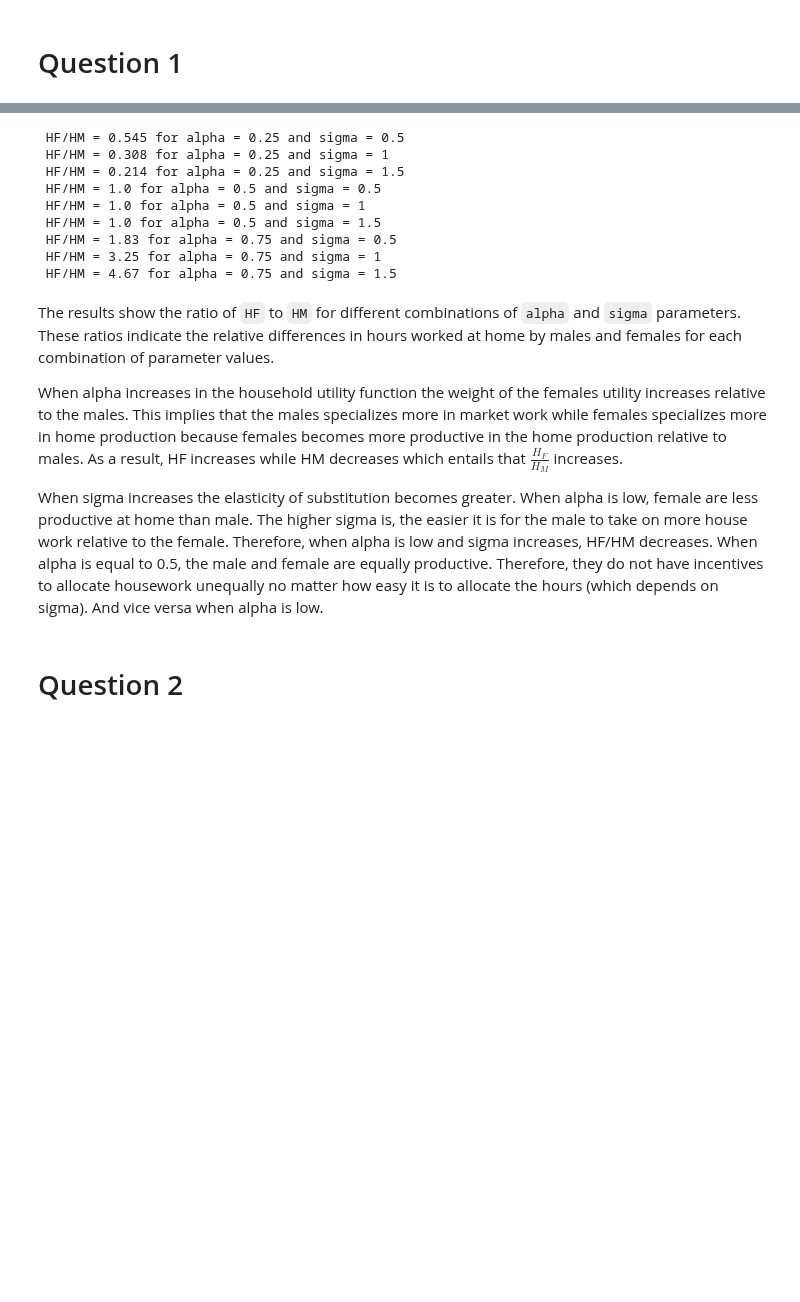
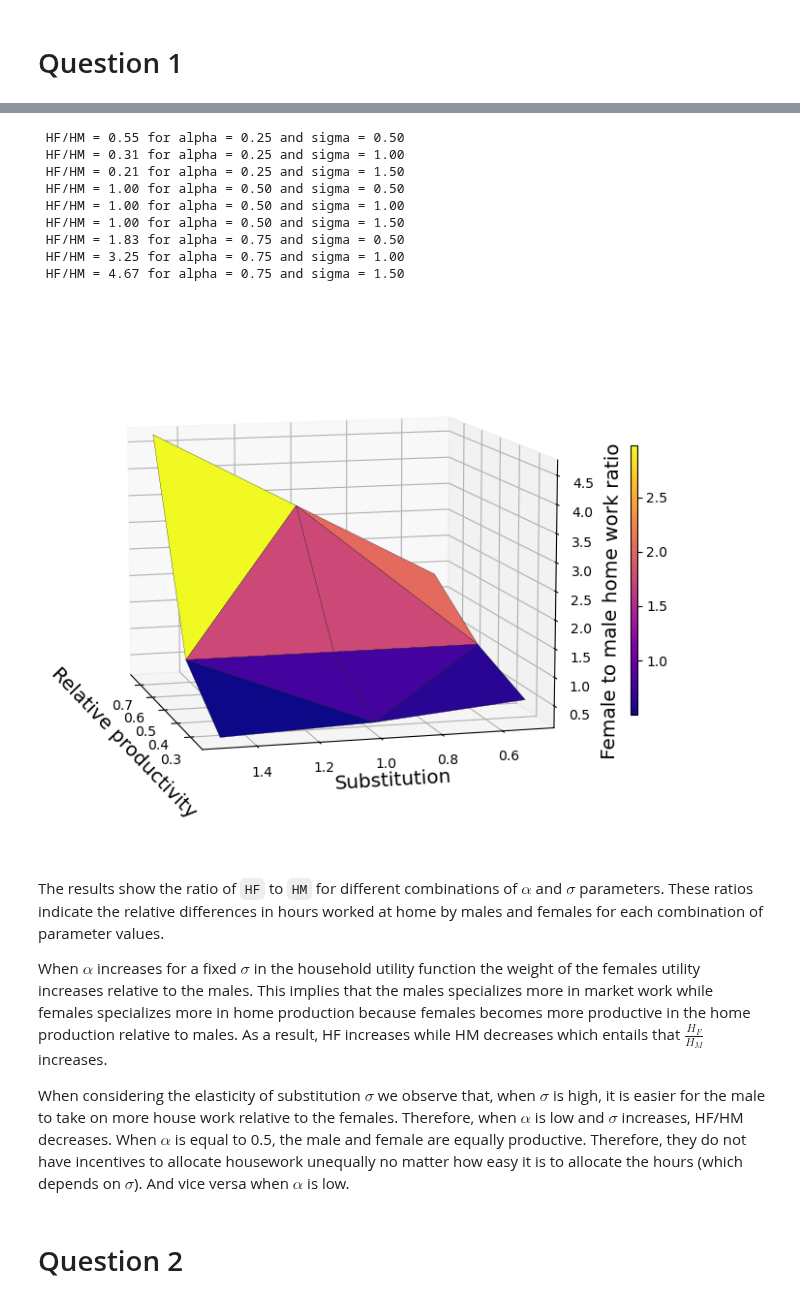
Before and after one commit to NumEconCopenhagen/projects-2023-iim, a Jupyter notebook: inauguralproject/inauguralproject.ipynb, the cells around one changed output, grey strips where cells are left out. Drawn from its saved outputs; the diff is of its cells as text; code cells hidden in the pictures; blank space fills up the shorter version.

```diff
--- a/inauguralproject/inauguralproject.ipynb
+++ b/inauguralproject/inauguralproject.ipynb
@@ -52,23 +57,60 @@ for i in range(9):
     parameters = par_list[i]
 
     # Prints the ratio of FH and HM and the corresponding alpha and sigma values
-    with np.errstate(all="ignore"): print(f' HF/HM = {parameters[2]:.3} for alpha = {parameters[4]} and sigma = {parameters[5]}')
+    with np.errstate(all="ignore"): print(f' HF/HM = {parameters[2]:.2f} for alpha = {parameters[4]:.2f} and sigma = {parameters[5]:.2f}')
 # %% [output]
- HF/HM = 0.545 for alpha = 0.25 and sigma = 0.5
- HF/HM = 0.308 for alpha = 0.25 and sigma = 1
- HF/HM = 0.214 for alpha = 0.25 and sigma = 1.5
- HF/HM = 1.0 for alpha = 0.5 and sigma = 0.5
- HF/HM = 1.0 for alpha = 0.5 and sigma = 1
- HF/HM = 1.0 for alpha = 0.5 and sigma = 1.5
- HF/HM = 1.83 for alpha = 0.75 and sigma = 0.5
- HF/HM = 3.25 for alpha = 0.75 and sigma = 1
- HF/HM = 4.67 for alpha = 0.75 and sigma = 1.5
+ HF/HM = 0.55 for alpha = 0.25 and sigma = 0.50
+ HF/HM = 0.31 for alpha = 0.25 and sigma = 1.00
+ HF/HM = 0.21 for alpha = 0.25 and sigma = 1.50
+ HF/HM = 1.00 for alpha = 0.50 and sigma = 0.50
+ HF/HM = 1.00 for alpha = 0.50 and sigma = 1.00
+ HF/HM = 1.00 for alpha = 0.50 and sigma = 1.50
+ HF/HM = 1.83 for alpha = 0.75 and sigma = 0.50
+ HF/HM = 3.25 for alpha = 0.75 and sigma = 1.00
+ HF/HM = 4.67 for alpha = 0.75 and sigma = 1.50
+# %%
+sigma_fig = []
+for i in range(len(par_list)):
+    sublist = par_list[i]
+    sigma_fig.append("{:.2f}".format(sublist[5]))
+
+HF_div_HM_fig = []
+for i in range(len(par_list)):
+    sublist = par_list[i]
+    HF_div_HM_fig.append("{:.2f}".format(sublist[2]))
+
+alpha_fig = []
+for i in range(len(par_list)):
+    sublist = par_list[i]
+    alpha_fig.append("{:.2f}".format(sublist[4]))
+
+
+# The results illustrated in a figure, using the three coordinate lists
+fig = plt.figure(figsize=(9, 9))
+ax = fig.add_subplot(111, projection='3d')
+
+# Surface plot
+trisurf = ax.plot_trisurf(
+    ['{:.2f}'.format(float(a)) for a in alpha_fig],
+    [float(s) for s in sigma_fig],
+    [float(h) for h in HF_div_HM_fig],
+    cmap='plasma',  # Change the colormap to 'plasma'
+    linewidth=0.2, antialiased=True, edgecolor='black'
+)
+fig.colorbar(trisurf, ax=ax, shrink=0.4, aspect=40)
+ax.set_xlabel('Relative productivity', size='x-large')
+ax.set_ylabel('Substitution', size='x-large')
+ax.set_zlabel('Female to male home work ratio', size='x-large')
+ax.view_init(elev=10, azim=165)
+plt.show(block=False)
+# %% [output]
+[figure, added]
 # %% [markdown]
-The results show the ratio of `HF` to `HM` for different combinations of `alpha` and `sigma` parameters. These ratios indicate the relative differences in hours worked at home by males and females for each combination of parameter values.
+The results show the ratio of `HF` to `HM` for different combinations of $\alpha$ and $\sigma$ parameters. These ratios indicate the relative differences in hours worked at home by males and females for each combination of parameter values.
 
-When alpha increases in the household utility function the weight of the females utility increases relative to the males. This implies that the males specializes more in market work while females specializes more in home production because females becomes more productive in the home production relative to males. As a result, HF increases while HM decreases which entails that $\frac{H_F}{H_M}$ increases.
+When $\alpha$ increases for a fixed $\sigma$ in the household utility function the weight of the females utility increases relative to the males. This implies that the males specializes more in market work while females specializes more in home production because females becomes more productive in the home production relative to males. As a result, HF increases while HM decreases which entails that $\frac{H_F}{H_M}$ increases.
 
-When sigma increases the elasticity of substitution becomes greater. When alpha is low, female are less productive at home than male. The higher sigma is, the easier it is for the male to take on more house work relative to the female. Therefore, when alpha is low and sigma increases, HF/HM decreases. When alpha is equal to 0.5, the male and female are equally productive. Therefore, they do not have incentives to allocate housework unequally no matter how easy it is to allocate the hours (which depends on sigma). And vice versa when alpha is low.
+When considering the elasticity of substitution $\sigma$ we observe that, when $\sigma$ is high, it is easier for the male to take on more house work relative to the females. Therefore, when $\alpha$ is low and $\sigma$ increases, HF/HM decreases. When $\alpha$ is equal to 0.5, the male and female are equally productive. Therefore, they do not have incentives to allocate housework unequally no matter how easy it is to allocate the hours (which depends on $\sigma$). And vice versa when $\alpha$ is low.
 # %% [markdown]
 # Question 2
 # %% [markdown]
```
Also changed, not shown: parts of 9 cells of this notebook, 1 other file.
